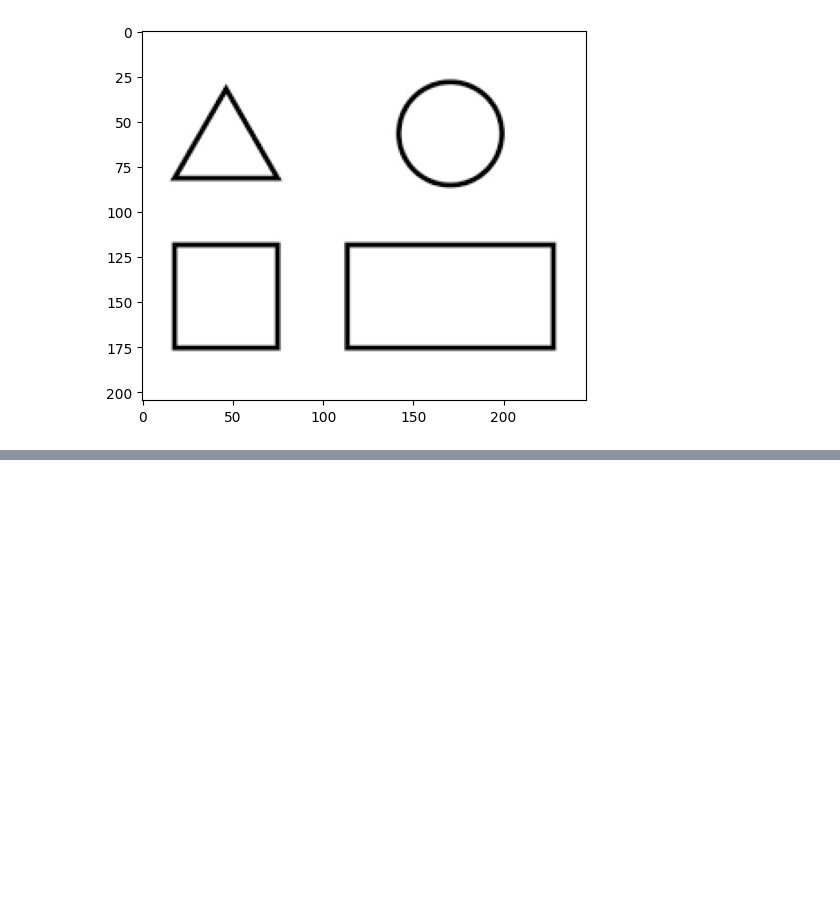
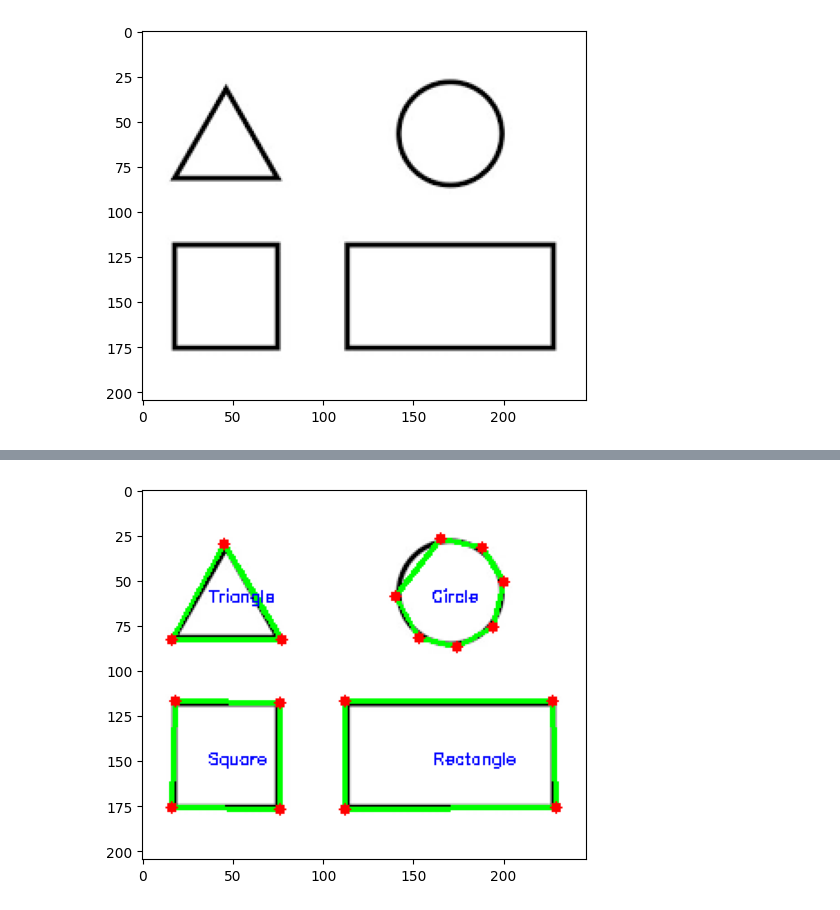
Before and after one commit to mhhasani/computer-vision, a Jupyter notebook: HW2/Q5.ipynb, the cells around one changed output, grey strips where cells are left out. Saved outputs shown, nothing was run; the diff lists cells and outputs as text; code cells hidden in the pictures; blank space fills up the shorter version.

```diff
--- a/HW2/Q5.ipynb
+++ b/HW2/Q5.ipynb
@@ -5,7 +5,7 @@ import cv2 as cv2
 import numpy as np
 from matplotlib import pyplot as plt
 
-img = cv2.imread('images/Q7.png', 0)
+img = cv2.imread('images/Q7.png')
 plt.imshow(img, cmap = 'gray')
 plt.show()
 # %% [output]
@@ -40,0 +41,41 @@ plt.show()
+# %%
+def draw_shape(img, shape_type, contour):
+    perimeter = cv2.arcLength(contour, True)
+    approx = cv2.approxPolyDP(contour, 0.04 * perimeter, True)
+    (x, y, w, h) = cv2.boundingRect(approx)
+    text_x = int(x + w/2 - 10)
+    text_y = int(y + h/2 + 5)
+
+    cv2.drawContours(img, [approx], 0, (0, 255, 0), 2)
+
+    for corner in approx.squeeze():
+        cv2.circle(img, tuple(corner), 3, (255, 0, 0), -1)
+
+    cv2.putText(img, shape_type, (text_x, text_y), cv2.FONT_HERSHEY_SIMPLEX, 0.3, (0, 0, 255), 1)
+
+    return img
+# %%
+for contour in contours:
+    shape = ""
+    perimeter = cv2.arcLength(contour, True)
+    approx = cv2.approxPolyDP(contour, 0.04 * perimeter, True)
+
+    if len(approx) == 3:
+        shape = "Triangle"
+    elif len(approx) == 4:
+        x, y, w, h = cv2.boundingRect(approx)
+        aspectRatio = float(w)/h
+        if aspectRatio >= 0.95 and aspectRatio <= 1.05:
+            shape = "Square"
+        else:
+            shape = "Rectangle"
+    elif len(approx) > 6:
+        shape = "Circle"
+
+    if shape:
+        img = draw_shape(img, shape, contour)
+
+plt.imshow(img, cmap = 'gray')
+plt.show()
+# %% [output]
+[figure, added]
```
Also changed, not shown: parts of 1 cell of this notebook.
